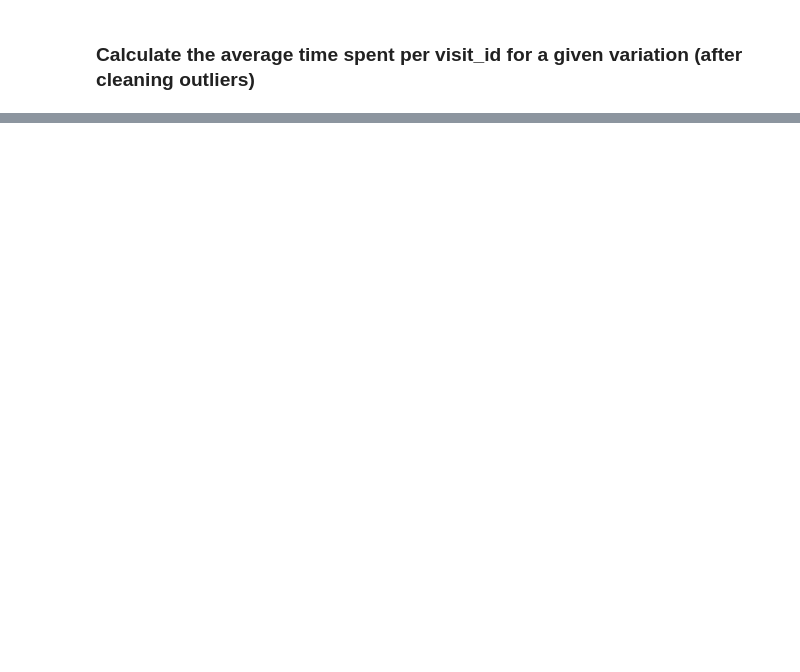
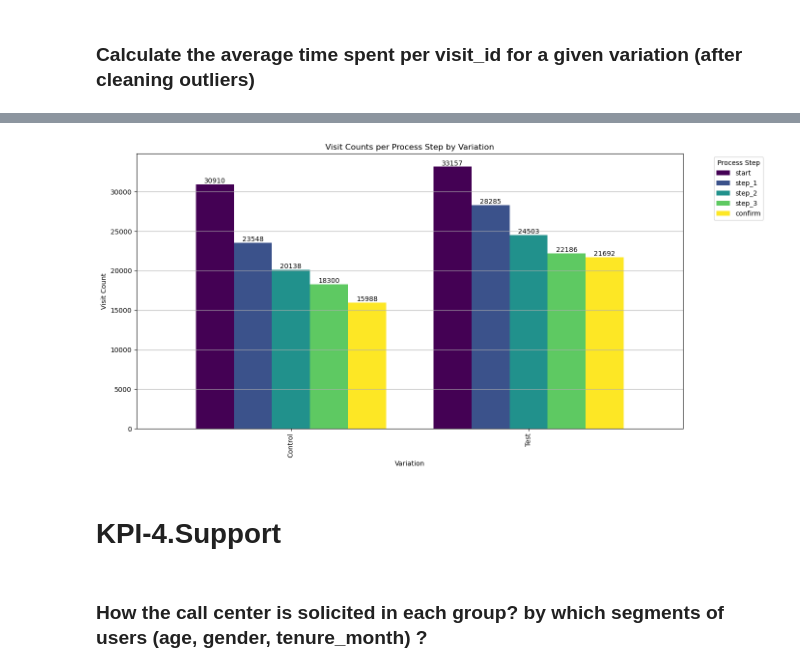
Before and after one commit to RosaEvasari/Vanguard_Project, a Jupyter notebook: notebooks/notebook_bivariate_kpis_hypoth_nat.ipynb, the cells around one changed output, grey strips where cells are left out. Drawn from its saved outputs; the diff is of its cells as text; code cells hidden in the pictures; blank space fills up the shorter version.

Commit message:
functions

```diff
--- a/notebooks/notebook_bivariate_kpis_hypoth_nat.ipynb
+++ b/notebooks/notebook_bivariate_kpis_hypoth_nat.ipynb
@@ -639,0 +689,41 @@ print(completion_rates_df)
+# %%
+def visualize_grouped_bar_chart_with_labels(df):
+    # Filter out the 'total_drop' rows for plotting
+    plot_df = df[df['process_step'] != 'total_drop']
+
+    # Pivot the data for easier plotting, ensuring 'confirm' is the last column
+    pivot_df = plot_df.pivot(index='variation', columns='process_step', values='visit_count')
+    pivot_df = pivot_df[['start', 'step_1', 'step_2', 'step_3', 'confirm']]
+
+    # Plot the grouped bar chart
+    ax = pivot_df.plot(kind='bar', figsize=(14, 7), colormap='viridis', width=0.8)
+
+    # Add titles and labels
+    plt.title('Visit Counts per Process Step by Variation')
+    plt.xlabel('Variation')
+    plt.ylabel('Visit Count')
+    plt.legend(title='Process Step', bbox_to_anchor=(1.05, 1), loc='upper left')
+    plt.grid(axis='y')
+
+    # Add labels to the bars
+    for p in ax.patches:
+        height = p.get_height()
+        if not np.isnan(height):
+            ax.annotate(f'{int(height)}',
+                        (p.get_x() + p.get_width() / 2., height),
+                        ha='center', va='center', xytext=(0, 5),
+                        textcoords='offset points')
+
+    # Show the plot
+    plt.tight_layout()
+    plt.show()
+
+# Example usage:
+# Assuming visit_counts_per_step is the result from count_visit_ids_per_process_step function
+visualize_grouped_bar_chart_with_labels(count_visit_ids_per_process_step)
+# %% [output]
+[figure, added]
+# %% [markdown]
+# KPI-4.Support
+# %% [markdown]
+### How the call center is solicited in each group? by which segments of users (age, gender, tenure_month) ?
```
Also changed, not shown: parts of 65 cells of this notebook, 3 other files.
